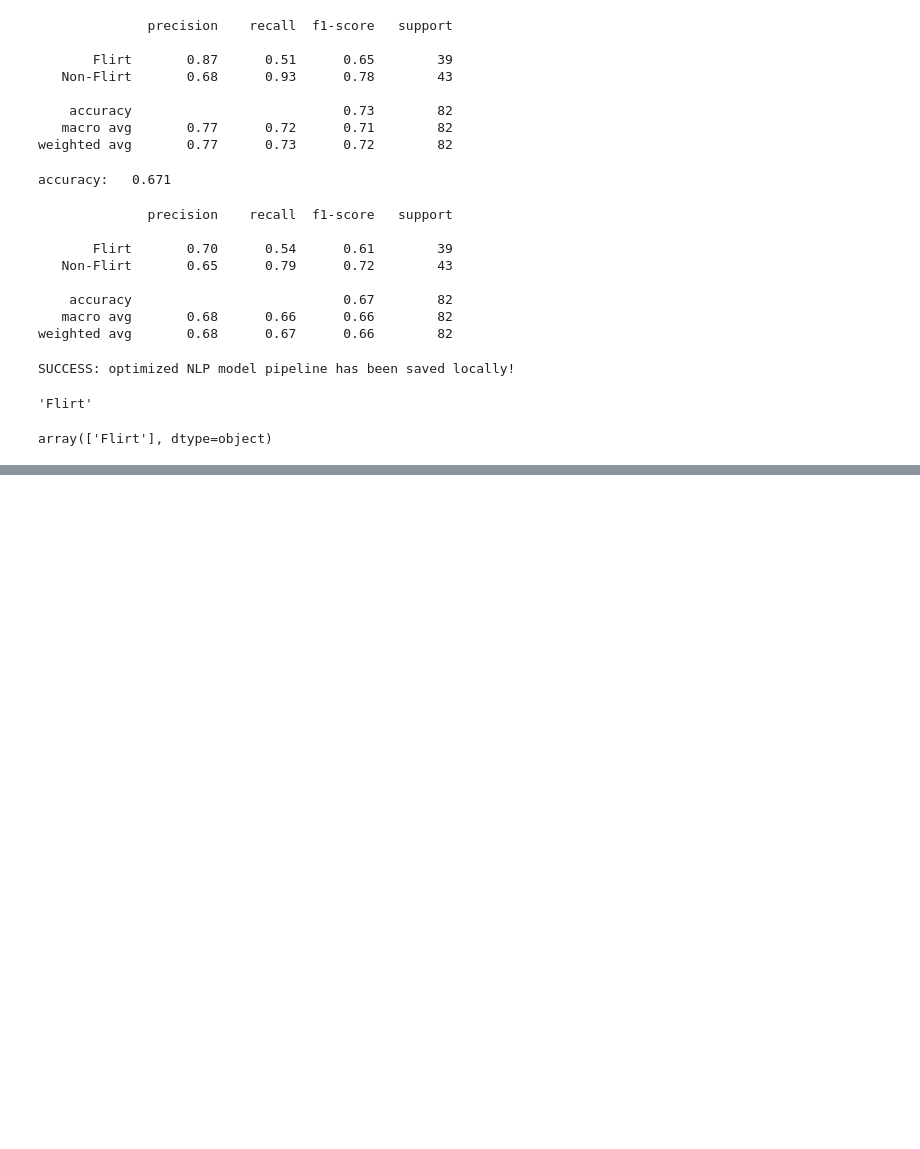
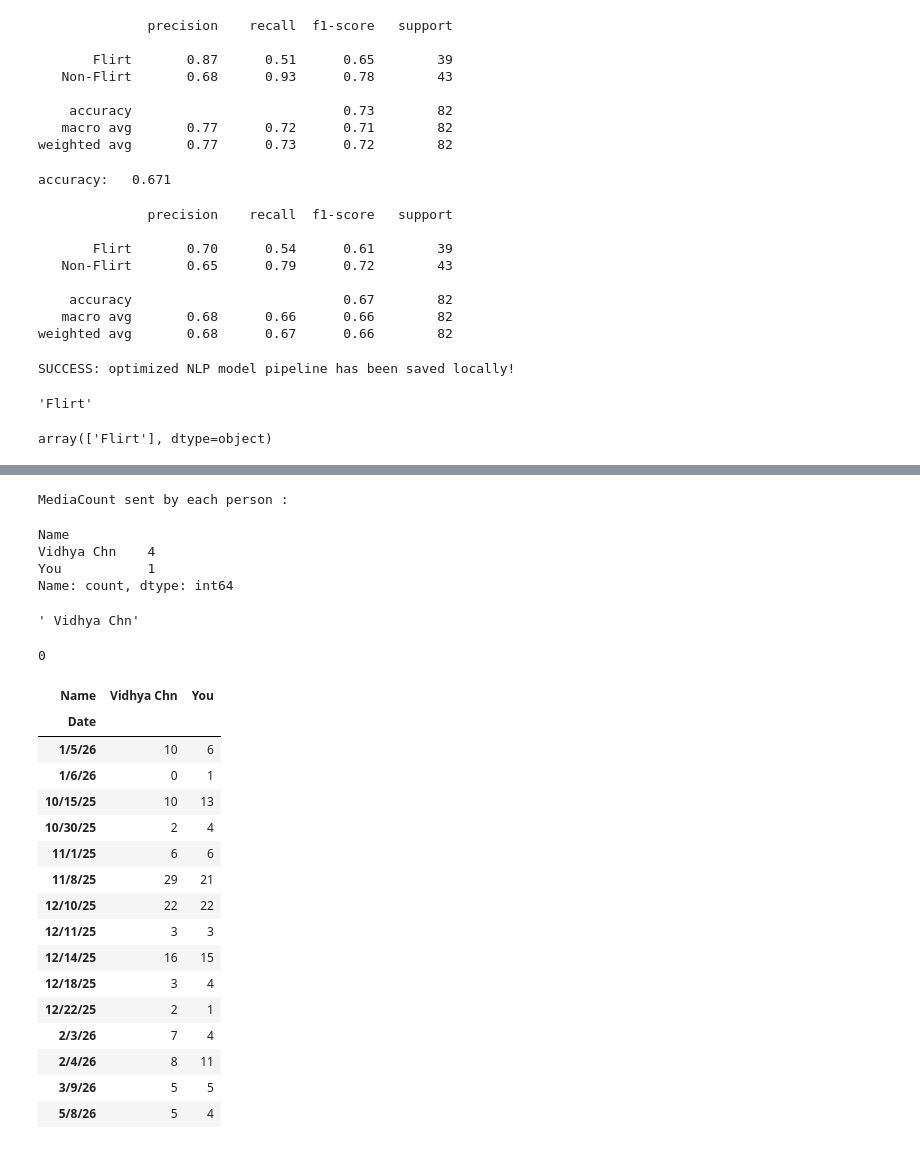
Before and after one commit to mohanasudhashanmugam/NLP, a Jupyter notebook: Flirt_prediction_Whatsapp_Chat_NLP_Assignment.ipynb, the cells around one changed output, grey strips where cells are left out. Cells and saved outputs as stored; diff of their text form; code cells hidden in the pictures; blank space fills up the shorter version.

```diff
--- a/Flirt_prediction_Whatsapp_Chat_NLP_Assignment.ipynb
+++ b/Flirt_prediction_Whatsapp_Chat_NLP_Assignment.ipynb
@@ -518,0 +574,13 @@ array(['Flirt'], dtype=object)
+# %%
+print("MediaCount sent by each person :")
+df[df['Message'].str.contains('image', case=False, na=False)]['Name'].value_counts()
+# %% [output]
+MediaCount sent by each person :
+Name
+Vidhya Chn    4
+You           1
+Name: count, dtype: int64
+# %%
+df[df['Message'].str.contains('image', case=False, na=False)]['Name'].value_counts().idxmax()
+# %% [output]
+' Vidhya Chn'
@@ -518,0 +589,9 @@ array(['Flirt'], dtype=object)
+# %%
+df['Message'].str.contains(
+    'missed.*call',
+    case=False,
+    na=False,
+    regex=True
+).sum()
+# %% [output]
+0
@@ -518,0 +600,21 @@ array(['Flirt'], dtype=object)
+# %%
+daily_messages = df.groupby(['Date', 'Name']).size().unstack(fill_value=0)
+daily_messages
+# %% [output]
+| Name | Vidhya Chn | You |
+| Date |  |  |
+| 1/5/26 | 10 | 6 |
+| 1/6/26 | 0 | 1 |
+| 10/15/25 | 10 | 13 |
+| 10/30/25 | 2 | 4 |
+| 11/1/25 | 6 | 6 |
+| 11/8/25 | 29 | 21 |
+| 12/10/25 | 22 | 22 |
+| 12/11/25 | 3 | 3 |
+| 12/14/25 | 16 | 15 |
+| 12/18/25 | 3 | 4 |
+| 12/22/25 | 2 | 1 |
+| 2/3/26 | 7 | 4 |
+| 2/4/26 | 8 | 11 |
+| 3/9/26 | 5 | 5 |
+| 5/8/26 | 5 | 4 |
```
Also changed, not shown: parts of 29 cells of this notebook, 4 other files.
